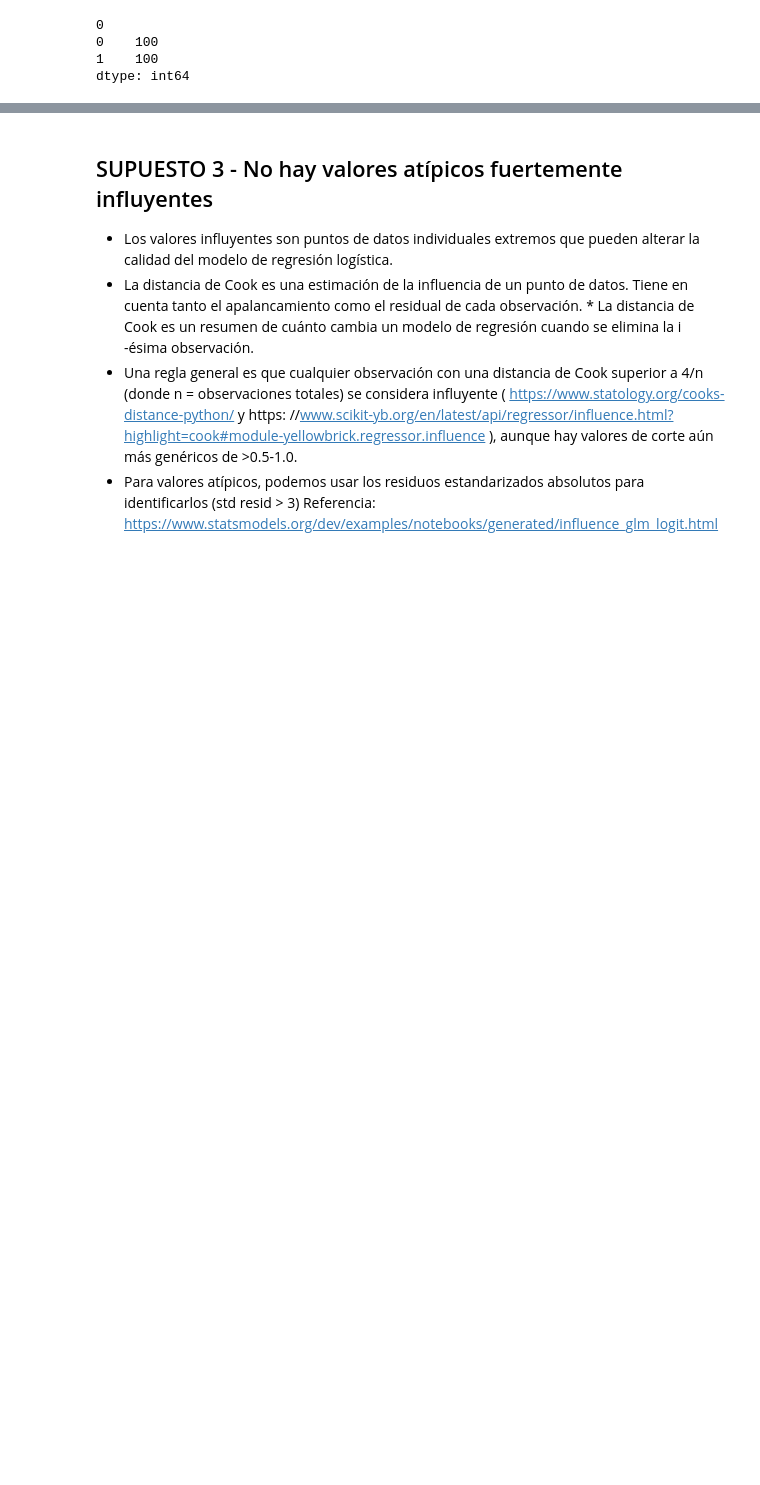
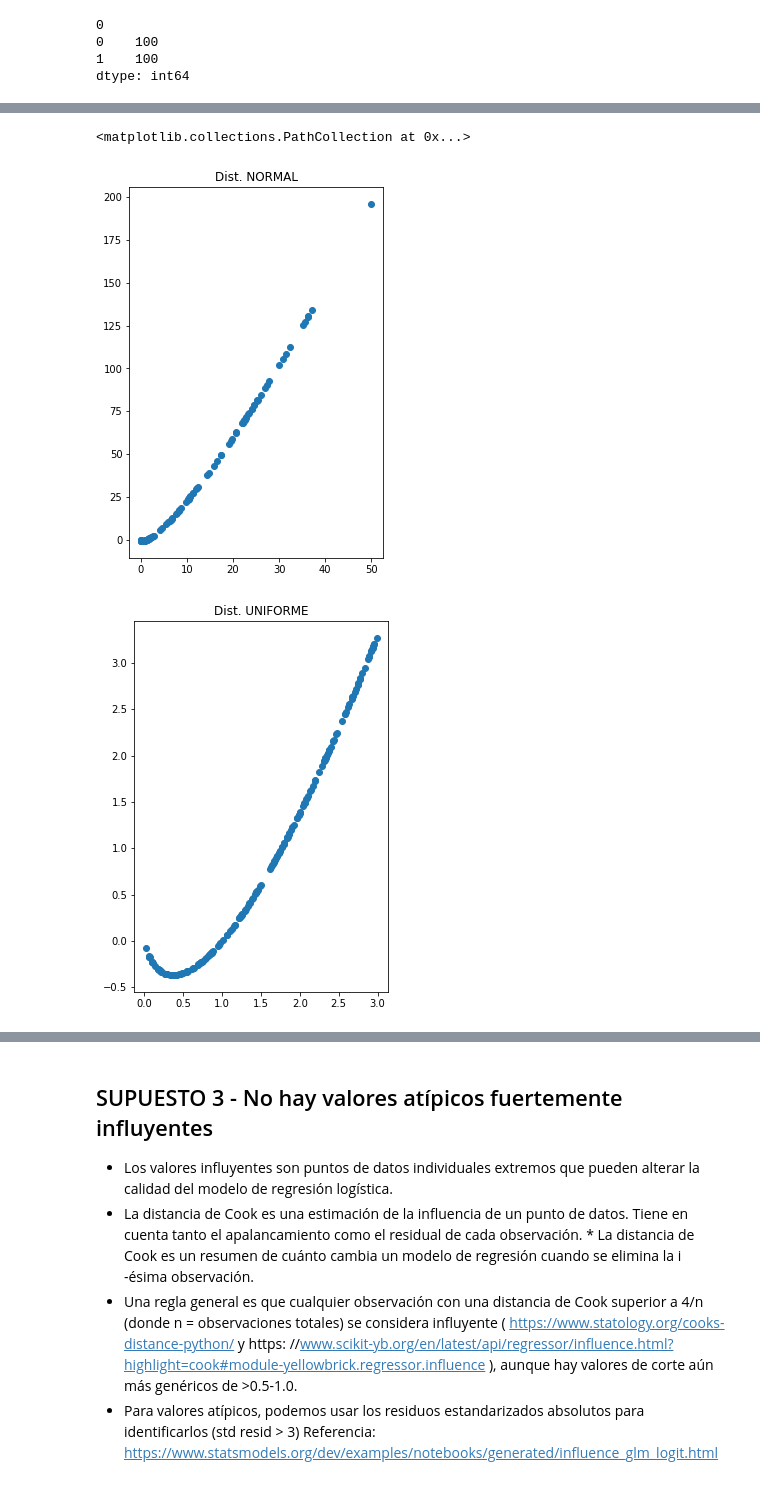
Before and after one commit to octagomez/TP_MARZO2022_REGRESION_LOGISTICA, a Jupyter notebook: Matrices_200_Ejercicio_TP_MARZO_NARCI_.ipynb, the cells around one changed output, grey strips where cells are left out. Cells and saved outputs as stored; diff of their text form; code cells hidden in the pictures; blank space fills up the shorter version.

```diff
--- a/Matrices_200_Ejercicio_TP_MARZO_NARCI_.ipynb
+++ b/Matrices_200_Ejercicio_TP_MARZO_NARCI_.ipynb
@@ -251,0 +279,14 @@ linealidad en el supuesto logit cuando se realiza una regresión logística.
+# %%
+# VAMOS A CONVERTIR LA MATRIZ DE NP a UN DF
+df = pd.DataFrame(XU_s)
+
+# CREAMOS UNA COPIA DEL DF ORIGINAL PARA NO ALTERAR EL ORIGINAL
+df_lt = df.copy()  # lt = logit transform
+
+# Add logit transform interaction terms (natural log) for continuous variables e.g. Age * Log(Age)
+for var in df_lt.columns:
+    df_lt[f'{var}:Log_{var}'] = df_lt[var].apply(lambda x: x * np.log(x)) #np.log = natural log
+
+df_lt.head()
+# ESTA FUNCION GENERA COLUMNAS NUEVAS POR CADA UNA DE LAS VARIABLES SU LOGARITMO DE OD PARA PODER VER SU LINEALIDAD
+# DEBE SER LINEAL LA VARIABLE DE INTERES (INDEPENDIENTE) CON RESPECTO A SU LOGARITMO DE ODD ( se calcula la variable * logaritmo de si mismo)
@@ -251,0 +300,20 @@ linealidad en el supuesto logit cuando se realiza una regresión logística.
+# %%
+# GRAFICO LAS COLUMNAS PARA OBSERVAR SU LINEALIDAD
+plt.figure(figsize = (10,15))
+
+plt.subplot(2,2,1)
+
+plt.title ('Dist. NORMAL')
+plt.scatter(df_lt[0],df_lt['0:Log_0'])
+plt.figure(figsize=(10,15))
+plt.subplot(2,2,2)
+plt.title ('Dist. UNIFORME')
+plt.scatter(df_lt[1],df_lt['1:Log_1'])
+plt.figure(figsize=(10,15))
+plt.subplot(2,2,3)
+plt.title ('Dist. SESGADA')
+plt.scatter(df_lt[2],df_lt['2:Log_2'])
+# %% [output]
+<matplotlib.collections.PathCollection at 0x...>
+[figure, added]
+[figure, added]
```
Also changed, not shown: parts of 18 cells of this notebook.
